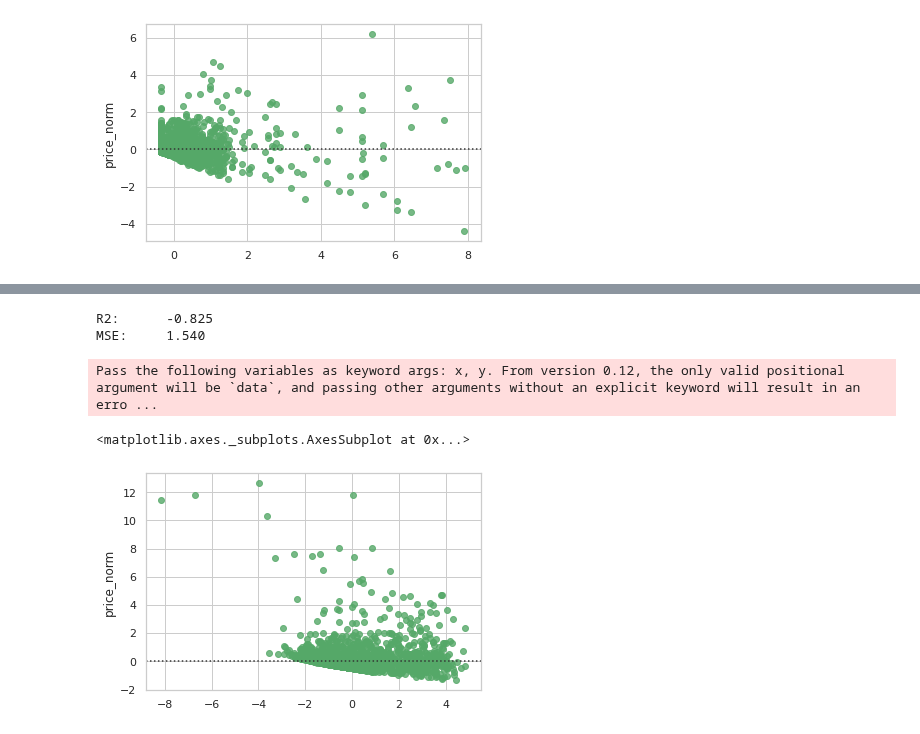
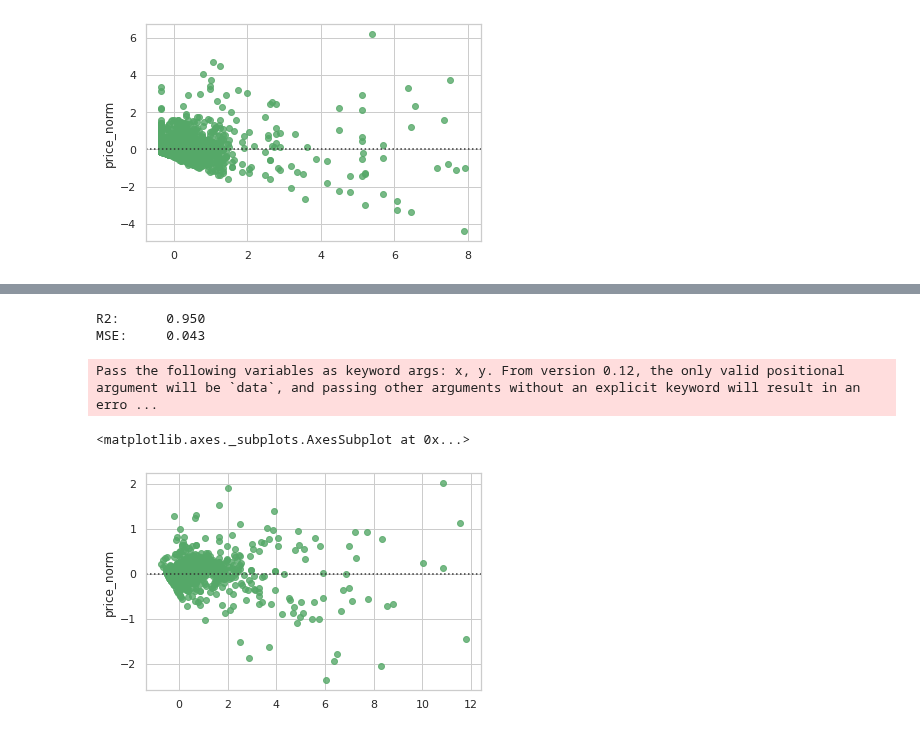
Before and after one commit to LucasAfa/Projeto2-IF775, a Jupyter notebook: projeto.ipynb, the cells around one changed output, grey strips where cells are left out. Saved outputs shown, nothing was run; the diff lists cells and outputs as text; code cells hidden in the pictures.

```diff
--- a/projeto.ipynb
+++ b/projeto.ipynb
@@ -309,23 +329,29 @@ FrozenTrial(number=0, value=0.21962891881694765, datetime_start=datetime.datetim
 # %%
 #Agora vamos fazer o MLP
 from sklearn.neural_network import MLPRegressor
 
+
+scaler = pre.StandardScaler()
+X_train_scaled = scaler.fit_transform(X_train[columns])
+X_test_scaled = scaler.fit_transform(X_val[columns])
+
+
 model3  = MLPRegressor()
-model3.fit(X_train[columns], y_train)
+model3.fit(X_train_scaled, y_train)
 
-predict = model3.predict(X_val[columns])
+predict = model3.predict(X_test_scaled)
 
 mse3 = mean_squared_error(y_val, predict)
 r23 = r2_score(y_val, predict)
 
 print("R2:      {:.3f}".format(r23))
 print("MSE:     {:.3f}".format(mse3))
 
 sns.set(style="whitegrid")
 sns.residplot(predict, y_val, color="g")
 # %% [output]
-R2:      -0.825
-MSE:     1.540
+R2:      0.950
+MSE:     0.043
 Pass the following variables as keyword args: x, y. From version 0.12, the only valid positional argument will be `data`, and passing other arguments without an explicit keyword will result in an erro ...
 <matplotlib.axes._subplots.AxesSubplot at 0x...>
-[figure, old version]
+[figure, new version]
```
Also changed, not shown: parts of 14 cells of this notebook.
